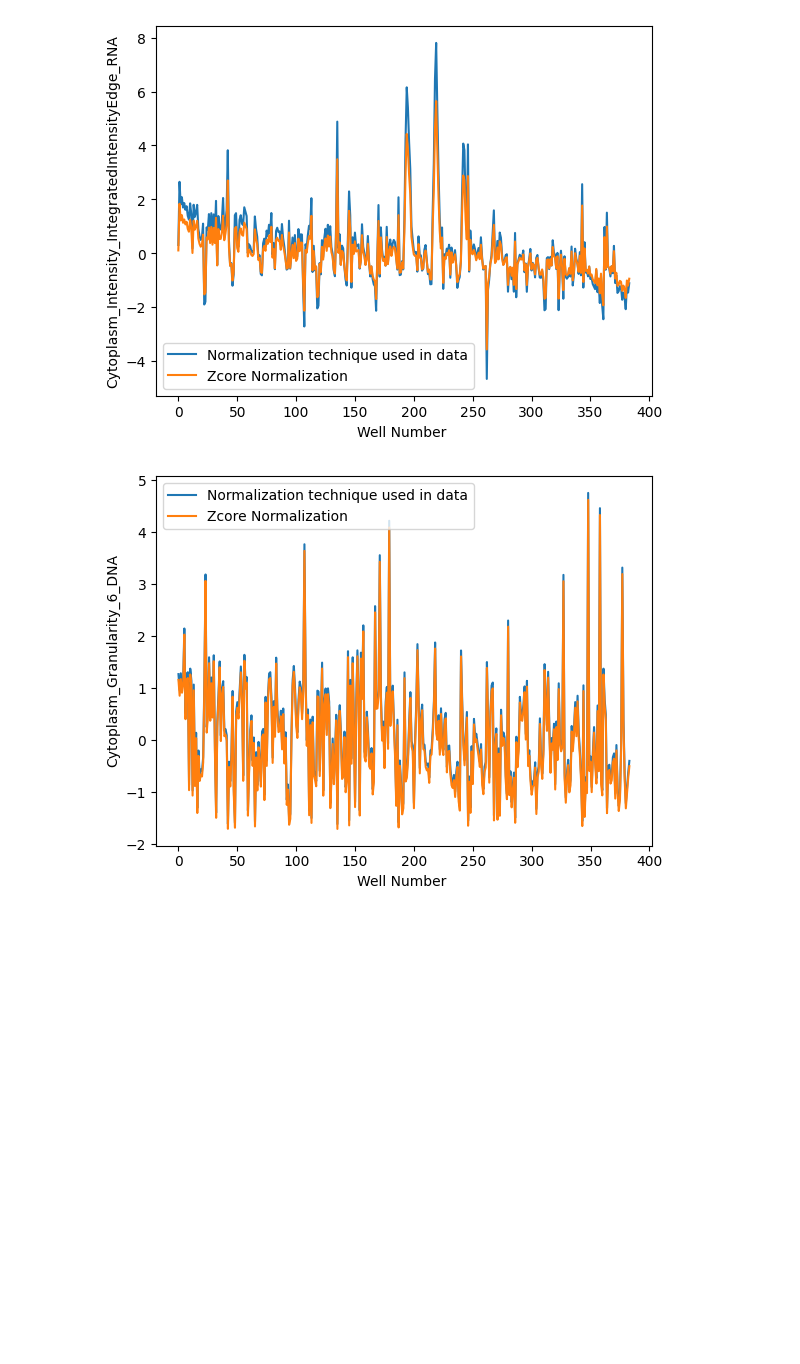
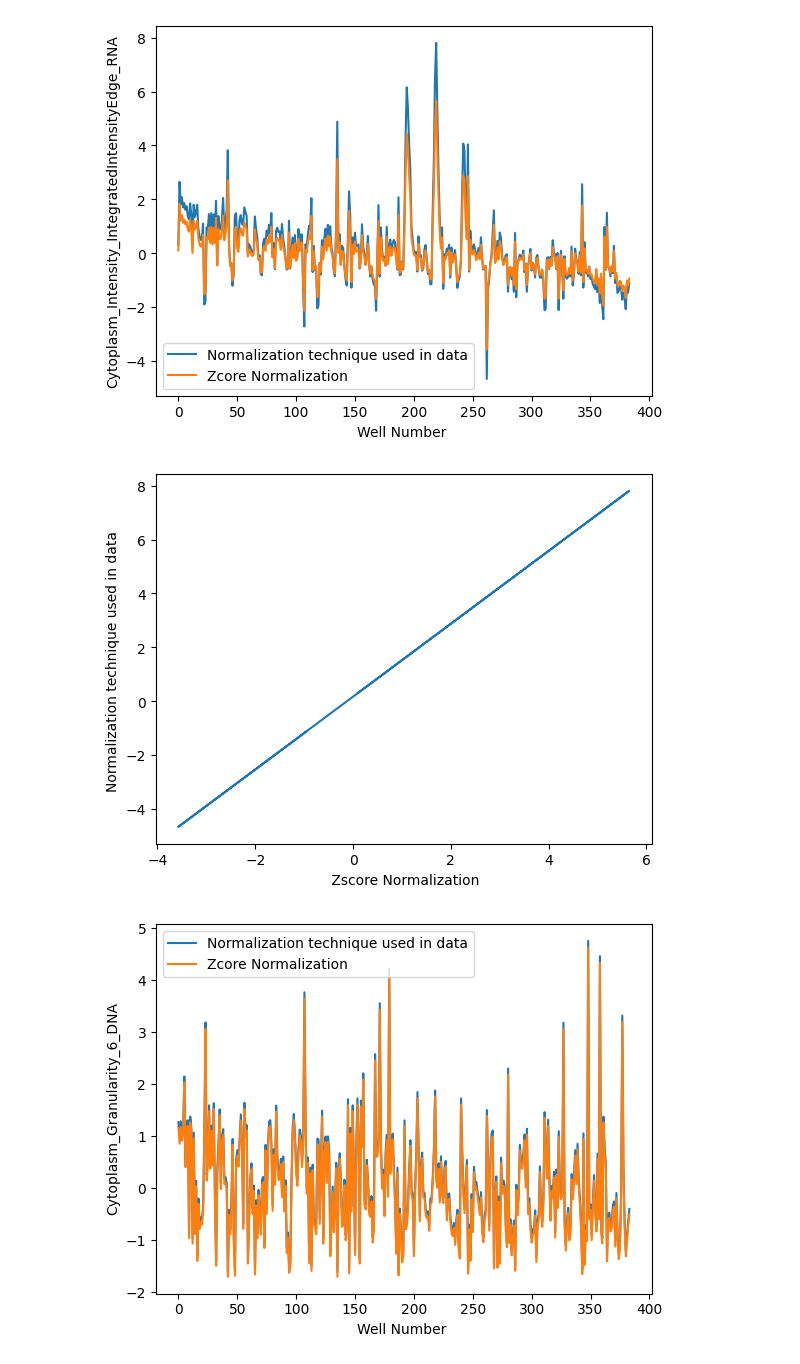
Before and after one commit to BharathiVeerasankar/Exploring-High-dimensional-Cell-painting-data, a Jupyter notebook: zscore.ipynb, the cells around one changed output. Saved outputs shown, nothing was run; the diff lists cells and outputs as text; code cells hidden in the pictures; blank space fills up the shorter version.

```diff
--- a/zscore.ipynb
+++ b/zscore.ipynb
@@ -121,6 +129,14 @@ plt.legend()
 plt.show()
 # %% [output]
 [figure]
+# %%
+plt.plot(zscore, df_normalized)
+plt.xlabel(' Zscore Normalization')
+plt.ylabel('Normalization technique used in data ')
+
+plt.show()
+# %% [output]
+[figure, added]
 # %%
 df=pd.read_csv("1.csv",usecols=["Cytoplasm_Granularity_6_DNA"])
 df_normalized = pd.read_csv("normalized.csv",usecols=["Cytoplasm_Granularity_6_DNA"])
```
Also changed, not shown: parts of 5 cells of this notebook.
